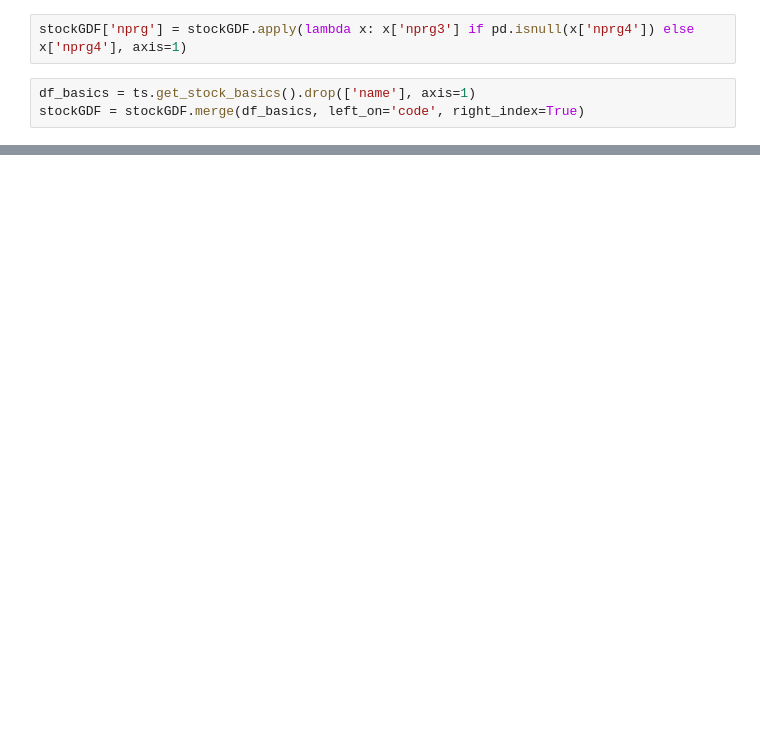
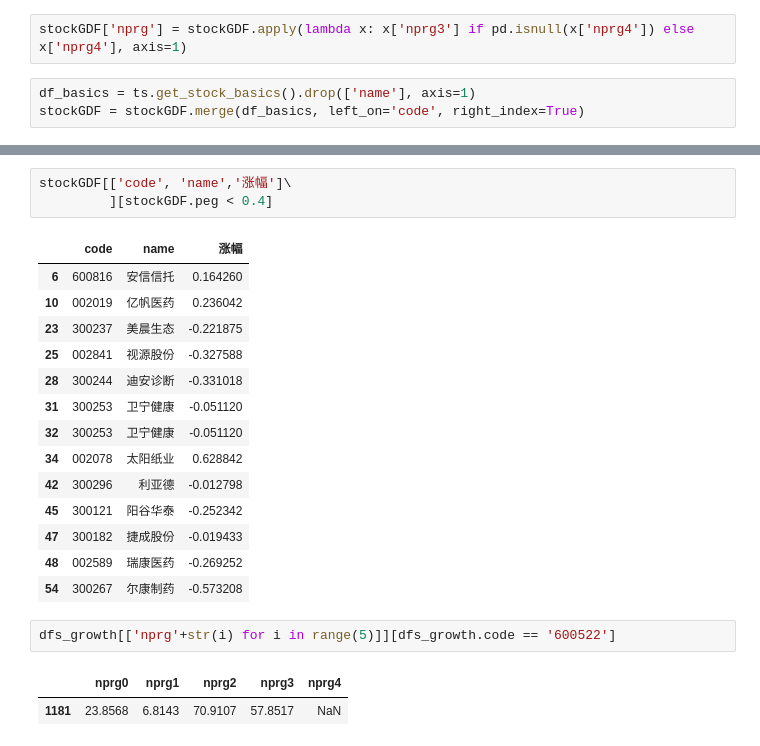
Before and after one commit to lightjl/Anaconda_code, a Jupyter notebook: stock233.ipynb, the cells around one changed output, grey strips where cells are left out. Cells and saved outputs as stored; diff of their text form; blank space fills up the shorter version.

```diff
--- a/stock233.ipynb
+++ b/stock233.ipynb
@@ -104,0 +133,23 @@ stockGDF[['code', 'name','peg', 'pe', 'eps', 'nprg', 'price_real'] + ['nprg'+str
+# %%
+stockGDF[['code', 'name','涨幅']\
+         ][stockGDF.peg < 0.4]
+# %% [output]
+|  | code | name | 涨幅 |
+| 6 | 600816 | 安信信托 | 0.164260 |
+| 10 | 002019 | 亿帆医药 | 0.236042 |
+| 23 | 300237 | 美晨生态 | -0.221875 |
+| 25 | 002841 | 视源股份 | -0.327588 |
+| 28 | 300244 | 迪安诊断 | -0.331018 |
+| 31 | 300253 | 卫宁健康 | -0.051120 |
+| 32 | 300253 | 卫宁健康 | -0.051120 |
+| 34 | 002078 | 太阳纸业 | 0.628842 |
+| 42 | 300296 | 利亚德 | -0.012798 |
+| 45 | 300121 | 阳谷华泰 | -0.252342 |
+| 47 | 300182 | 捷成股份 | -0.019433 |
+| 48 | 002589 | 瑞康医药 | -0.269252 |
+| 54 | 300267 | 尔康制药 | -0.573208 |
+# %%
+dfs_growth[['nprg'+str(i) for i in range(5)]][dfs_growth.code == '600522']
+# %% [output]
+|  | nprg0 | nprg1 | nprg2 | nprg3 | nprg4 |
+| 1181 | 23.8568 | 6.8143 | 70.9107 | 57.8517 | NaN |
```
Also changed, not shown: parts of 9 cells of this notebook, 16 other files.
